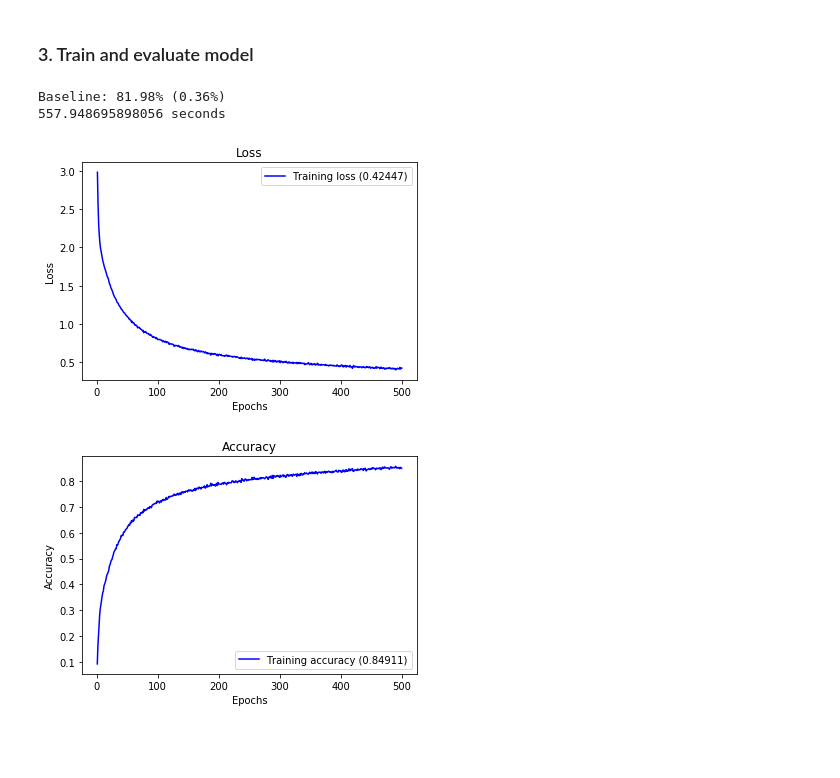
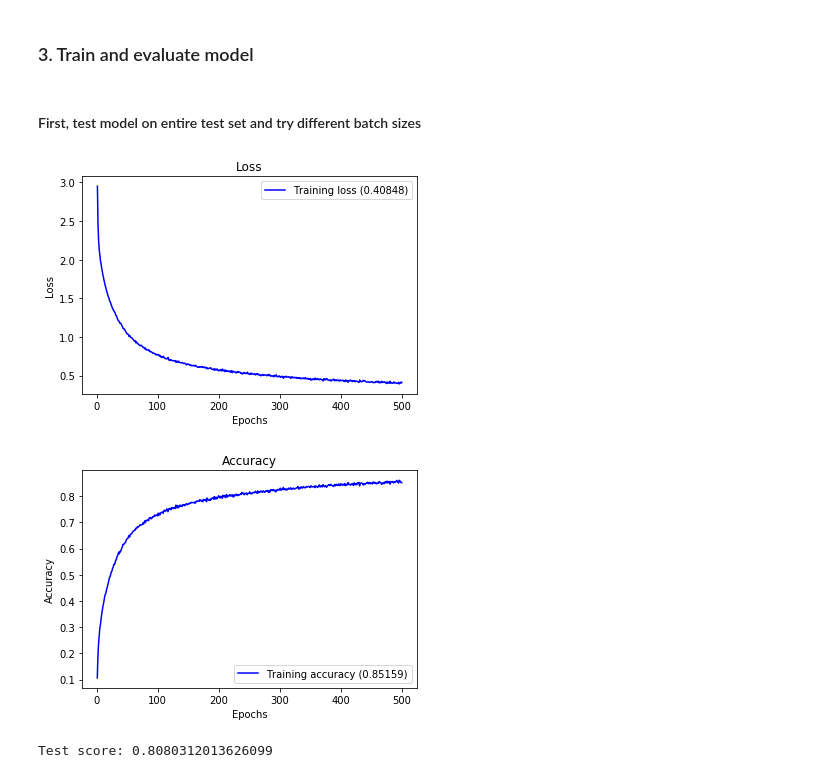
Before and after one commit to rchtsang/ecs171-HAR, a Jupyter notebook: nn.ipynb, the cells around one changed output. Saved outputs shown, nothing was run; the diff lists cells and outputs as text; code cells hidden in the pictures; blank space fills up the shorter version.

```diff
--- a/nn.ipynb
+++ b/nn.ipynb
@@ -287,13 +326,22 @@ def baseline_model():
 # %% [markdown]
 ### 3. Train and evaluate model
+# %% [markdown]
+#### First, test model on entire test set and try different batch sizes
 # %%
 import time
 start_time = time.time()
 estimator = KerasClassifier(build_fn=baseline_model, epochs=500, batch_size=200, verbose=0)
 kfold = KFold(n_splits=4, shuffle=True)
-results = cross_val_score(estimator, X, y, cv=kfold)
-print("Baseline: %.2f%% (%.2f%%)" % (results.mean()*100, results.std()*100))
-print("%s seconds" % (time.time() - start_time))
+
+# uncomment this for cross validation
+# results = cross_val_score(estimator, X, y, cv=kfold)
+# print("Baseline: %.2f%% (%.2f%%)" % (results.mean()*100, results.std()*100))
+# print("%s seconds" % (time.time() - start_time))
+
+history = estimator.fit(X_train, Y_train, verbose = 0)
+plot_history(history)
+print("Test score: "+str(estimator.score(X_test, Y_test)))
 # %% [output]
+[figure, added]
+[figure, added]
-Baseline: 81.98% (0.36%)
-557.948695898056 seconds
+Test score: 0.8080312013626099
@@ -302,41 +348,3 @@ history = estimator.fit(X_train, y_train, verbose = 0)
-# %%
-# from https://www.kaggle.com/danbrice/keras-plot-history-full-report-and-grid-search
-def plot_history(history):
-    loss_list = [s for s in history.history.keys() if 'loss' in s and 'val' not in s]
-    val_loss_list = [s for s in history.history.keys() if 'loss' in s and 'val' in s]
-    acc_list = [s for s in history.history.keys() if 'acc' in s and 'val' not in s]
-    val_acc_list = [s for s in history.history.keys() if 'acc' in s and 'val' in s]
-
-    epochs = range(1,len(history.history[loss_list[0]]) + 1) # x values on graph
-
-    ## Loss
-    plt.figure(1)
-    for l in loss_list:
-        plt.plot(epochs, history.history[l], 'b', label='Training loss (' + str(str(format(history.history[l][-1],'.5f'))+')'))
-    for l in val_loss_list:
-        plt.plot(epochs, history.history[l], 'g', label='Validation loss (' + str(str(format(history.history[l][-1],'.5f'))+')'))
-
-    plt.title('Loss')
-    plt.xlabel('Epochs')
-    plt.ylabel('Loss')
-    plt.legend()
-
-    ## Accuracy
-    plt.figure(2)
-    for l in acc_list:
-        plt.plot(epochs, history.history[l], 'b', label='Training accuracy (' + str(format(history.history[l][-1],'.5f'))+')')
-    for l in val_acc_list:
-        plt.plot(epochs, history.history[l], 'g', label='Validation accuracy (' + str(format(history.history[l][-1],'.5f'))+')')
-
-    plt.title('Accuracy')
-    plt.xlabel('Epochs')
-    plt.ylabel('Accuracy')
-    plt.legend()
-    plt.show()
-plot_history(history)
-# %% [output]
-[figure, removed]
-[figure, removed]
 # %%
 import time
 start_time = time.time()
```
Also changed, not shown: parts of 8 cells of this notebook.
